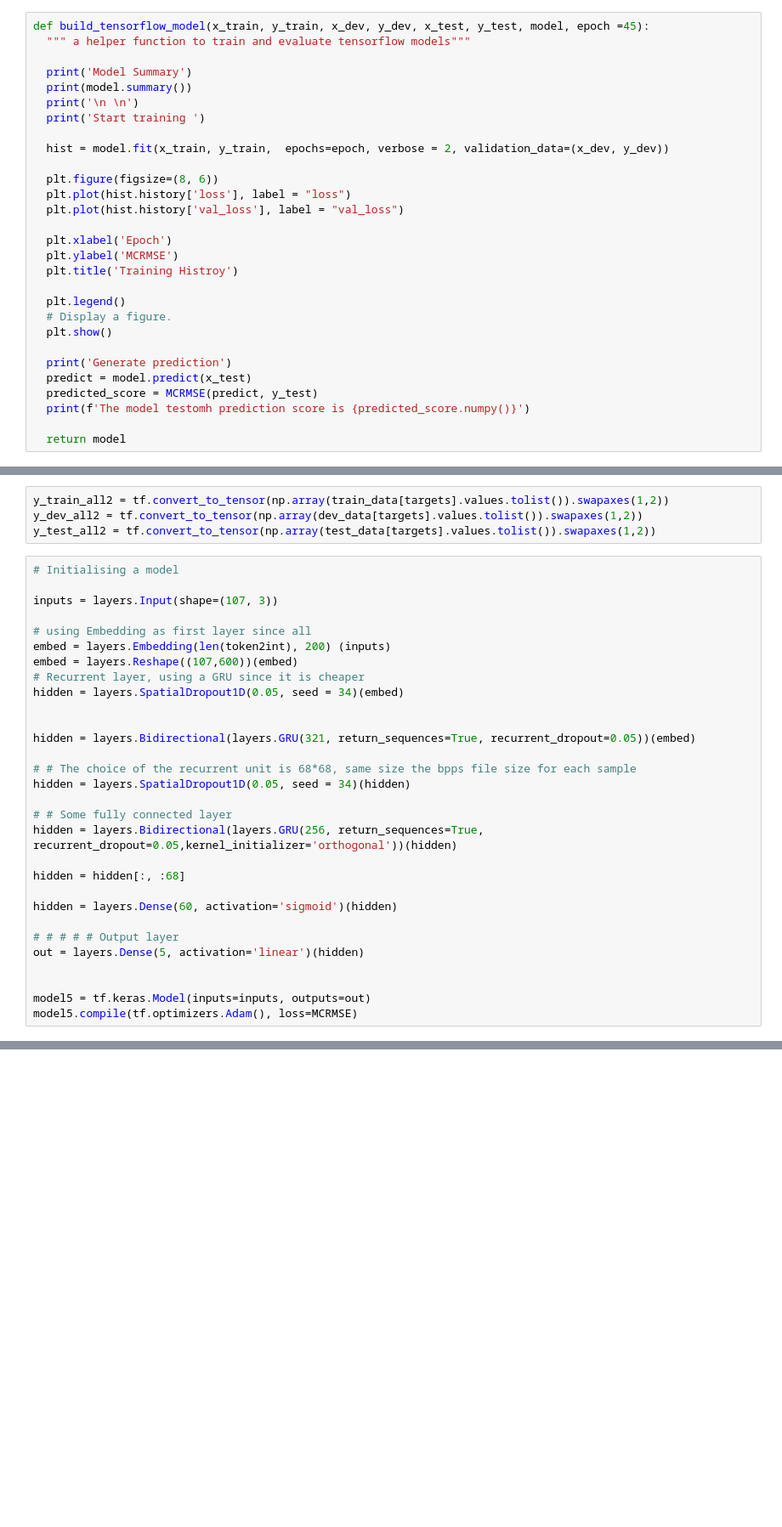
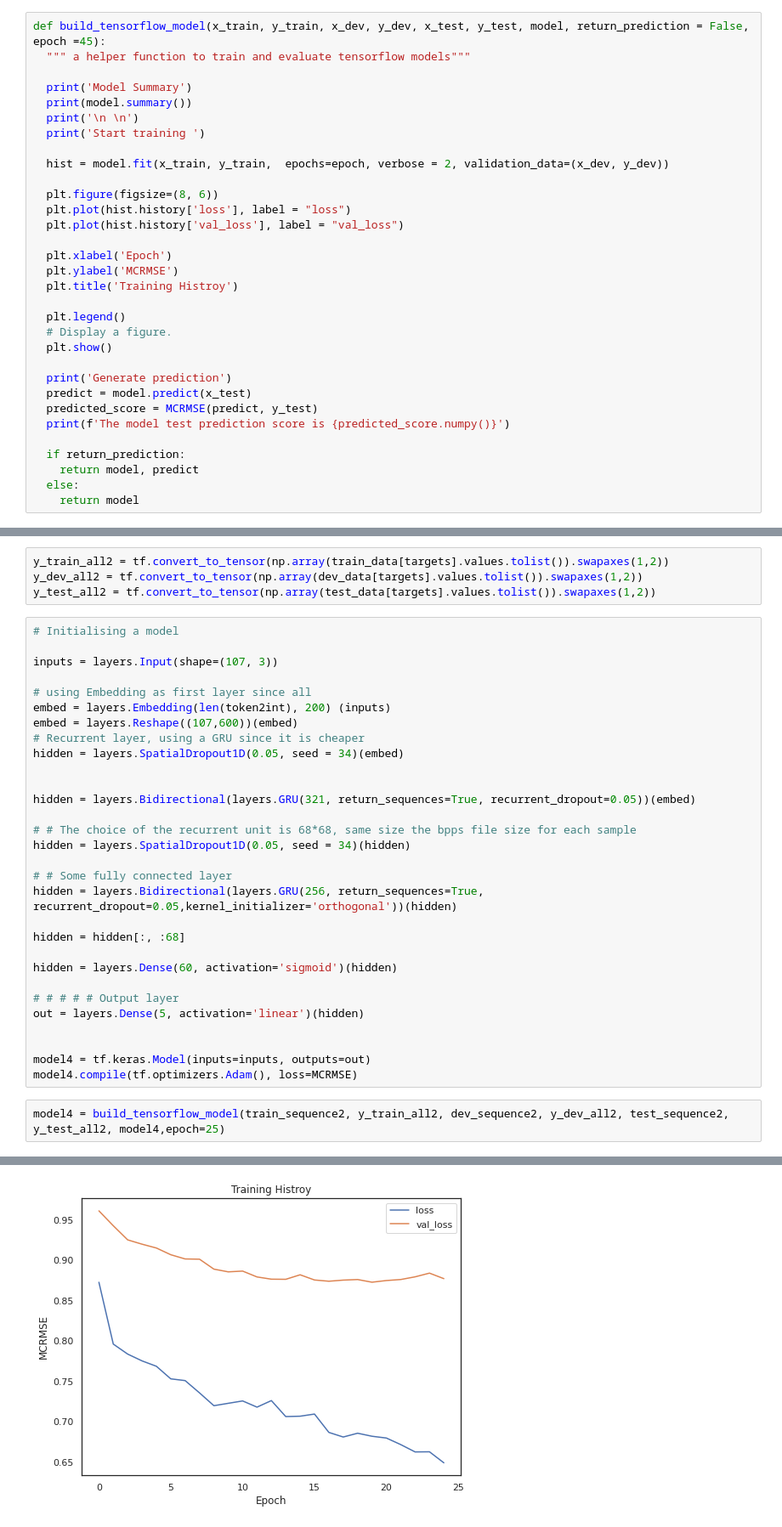
Before and after one commit to bruce-lam/W207_Final_Zhu_Yu_Lam, a Jupyter notebook: W207_Final_Project_Yu_Zhu_Lam.ipynb, the cells around one changed output, grey strips where cells are left out. Shown at 85% size. Drawn from its saved outputs; the diff is of its cells as text; blank space fills up the shorter version.

```diff
--- a/W207_Final_Project_Yu_Zhu_Lam.ipynb
+++ b/W207_Final_Project_Yu_Zhu_Lam.ipynb
@@ -663,5 +1125,5 @@ Below is a a helper function to train and evaluate tensorflow models.
 # %%
-def build_tensorflow_model(x_train, y_train, x_dev, y_dev, x_test, y_test, model, epoch =45):
+def build_tensorflow_model(x_train, y_train, x_dev, y_dev, x_test, y_test, model, return_prediction = False, epoch =45):
   """ a helper function to train and evaluate tensorflow models"""
 
   print('Model Summary')
@@ -686,6 +1148,9 @@ def build_tensorflow_model(x_train, y_train, x_dev, y_dev, x_test, y_test, model
   print('Generate prediction')
   predict = model.predict(x_test)
   predicted_score = MCRMSE(predict, y_test)
-  print(f'The model testomh prediction score is {predicted_score.numpy()}')
+  print(f'The model test prediction score is {predicted_score.numpy()}')
 
-  return model
+  if return_prediction:
+    return model, predict
+  else:
+    return model
@@ -896,5 +1381,8 @@ hidden = layers.Dense(60, activation='sigmoid')(hidden)
 out = layers.Dense(5, activation='linear')(hidden)
 
 
-model5 = tf.keras.Model(inputs=inputs, outputs=out)
-model5.compile(tf.optimizers.Adam(), loss=MCRMSE)
+model4 = tf.keras.Model(inputs=inputs, outputs=out)
+model4.compile(tf.optimizers.Adam(), loss=MCRMSE)
+# %%
+model4 = build_tensorflow_model(train_sequence2, y_train_all2, dev_sequence2, y_dev_all2, test_sequence2, y_test_all2, model4,epoch=25)
+# %% [output]
@@ -900,0 +1406 @@ model5.compile(tf.optimizers.Adam(), loss=MCRMSE)
+[figure, added]
```
Also changed, not shown: parts of 101 cells of this notebook.
